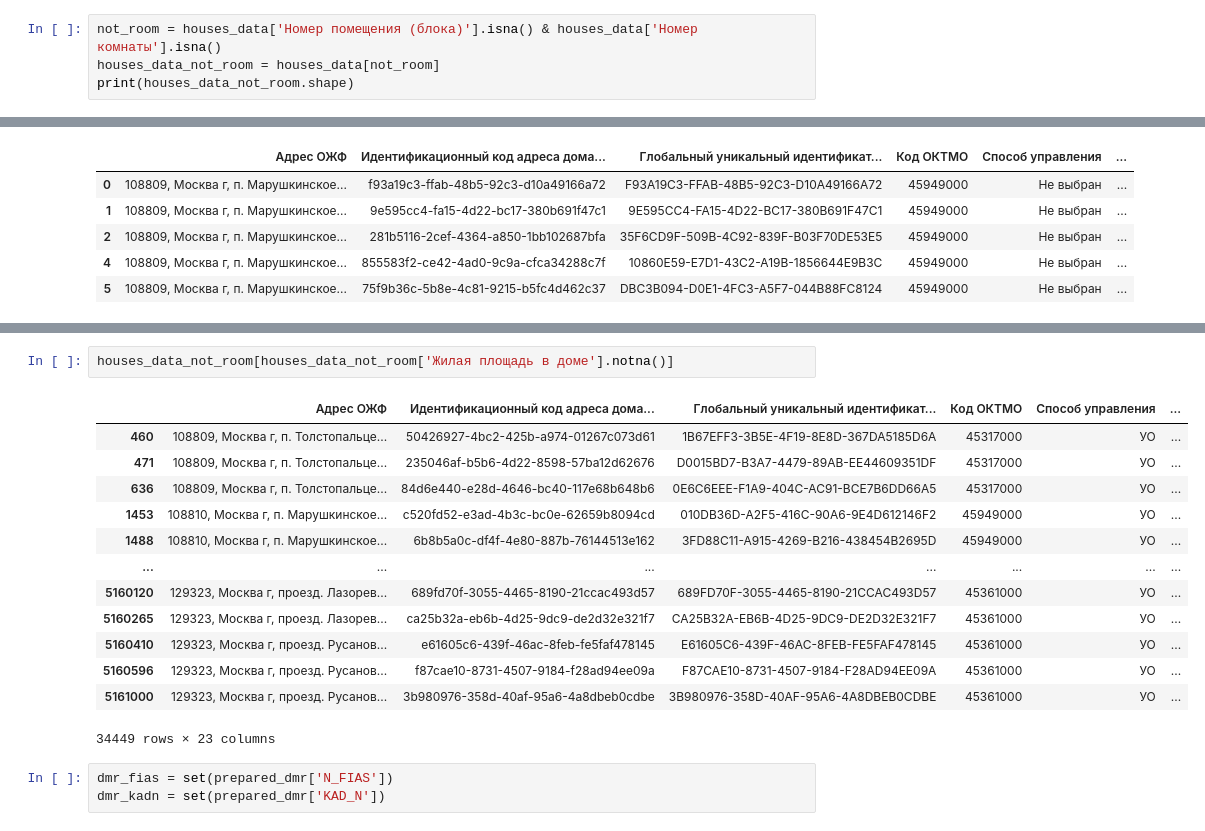
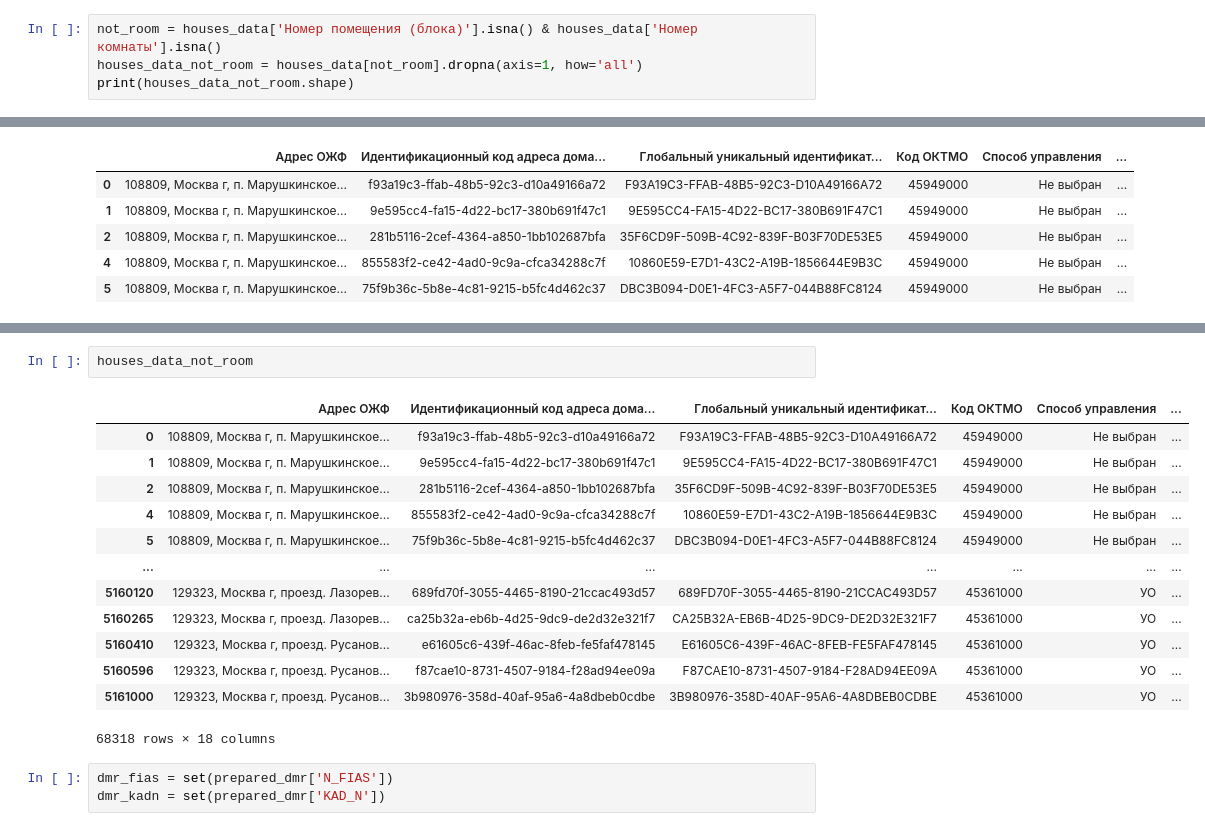
Before and after one commit to SerSmith/postomat_optimisation, a Jupyter notebook: Notebooks/data_tables.ipynb, the cells around one changed output, grey strips where cells are left out. Saved outputs shown, nothing was run; the diff lists cells and outputs as text.

Commit message:
prepare fake tables

```diff
--- a/Notebooks/data_tables.ipynb
+++ b/Notebooks/data_tables.ipynb
@@ -162,6 +192,6 @@ with pd.option_context('display.max_columns', None, 'display.max_colwidth', None
 (5161209, 23)
 # %%
 not_room = houses_data['Номер помещения (блока)'].isna() & houses_data['Номер комнаты'].isna()
-houses_data_not_room = houses_data[not_room]
+houses_data_not_room = houses_data[not_room].dropna(axis=1, how='all')
 print(houses_data_not_room.shape)
 # %% [output]
@@ -194,19 +208,19 @@ houses_data[houses_data['Жилая площадь в доме'].notna()]
-# %%
-houses_data_not_room[houses_data_not_room['Жилая площадь в доме'].notna()]
-# %% [output]
-|  | Адрес ОЖФ | Идентификационный код адреса дома... | Глобальный уникальный идентификат... | Код ОКТМО | Способ управления | ... |
-| 460 | 108809, Москва г, п. Толстопальце... | 50426927-4bc2-425b-a974-01267c073d61 | 1B67EFF3-3B5E-4F19-8E8D-367DA5185D6A | 45317000 | УО | ... |
-| 471 | 108809, Москва г, п. Толстопальце... | 235046af-b5b6-4d22-8598-57ba12d62676 | D0015BD7-B3A7-4479-89AB-EE44609351DF | 45317000 | УО | ... |
-| 636 | 108809, Москва г, п. Толстопальце... | 84d6e440-e28d-4646-bc40-117e68b648b6 | 0E6C6EEE-F1A9-404C-AC91-BCE7B6DD66A5 | 45317000 | УО | ... |
-| 1453 | 108810, Москва г, п. Марушкинское... | c520fd52-e3ad-4b3c-bc0e-62659b8094cd | 010DB36D-A2F5-416C-90A6-9E4D612146F2 | 45949000 | УО | ... |
-| 1488 | 108810, Москва г, п. Марушкинское... | 6b8b5a0c-df4f-4e80-887b-76144513e162 | 3FD88C11-A915-4269-B216-438454B2695D | 45949000 | УО | ... |
-| ... | ... | ... | ... | ... | ... | ... |
-| 5160120 | 129323, Москва г, проезд. Лазорев... | 689fd70f-3055-4465-8190-21ccac493d57 | 689FD70F-3055-4465-8190-21CCAC493D57 | 45361000 | УО | ... |
-| 5160265 | 129323, Москва г, проезд. Лазорев... | ca25b32a-eb6b-4d25-9dc9-de2d32e321f7 | CA25B32A-EB6B-4D25-9DC9-DE2D32E321F7 | 45361000 | УО | ... |
-| 5160410 | 129323, Москва г, проезд. Русанов... | e61605c6-439f-46ac-8feb-fe5faf478145 | E61605C6-439F-46AC-8FEB-FE5FAF478145 | 45361000 | УО | ... |
-| 5160596 | 129323, Москва г, проезд. Русанов... | f87cae10-8731-4507-9184-f28ad94ee09a | F87CAE10-8731-4507-9184-F28AD94EE09A | 45361000 | УО | ... |
-| 5161000 | 129323, Москва г, проезд. Русанов... | 3b980976-358d-40af-95a6-4a8dbeb0cdbe | 3B980976-358D-40AF-95A6-4A8DBEB0CDBE | 45361000 | УО | ... |
-34449 rows × 23 columns
+# %%
+houses_data_not_room
+# %% [output]
+|  | Адрес ОЖФ | Идентификационный код адреса дома... | Глобальный уникальный идентификат... | Код ОКТМО | Способ управления | ... |
+| 0 | 108809, Москва г, п. Марушкинское... | f93a19c3-ffab-48b5-92c3-d10a49166a72 | F93A19C3-FFAB-48B5-92C3-D10A49166A72 | 45949000 | Не выбран | ... |
+| 1 | 108809, Москва г, п. Марушкинское... | 9e595cc4-fa15-4d22-bc17-380b691f47c1 | 9E595CC4-FA15-4D22-BC17-380B691F47C1 | 45949000 | Не выбран | ... |
+| 2 | 108809, Москва г, п. Марушкинское... | 281b5116-2cef-4364-a850-1bb102687bfa | 35F6CD9F-509B-4C92-839F-B03F70DE53E5 | 45949000 | Не выбран | ... |
+| 4 | 108809, Москва г, п. Марушкинское... | 855583f2-ce42-4ad0-9c9a-cfca34288c7f | 10860E59-E7D1-43C2-A19B-1856644E9B3C | 45949000 | Не выбран | ... |
+| 5 | 108809, Москва г, п. Марушкинское... | 75f9b36c-5b8e-4c81-9215-b5fc4d462c37 | DBC3B094-D0E1-4FC3-A5F7-044B88FC8124 | 45949000 | Не выбран | ... |
+| ... | ... | ... | ... | ... | ... | ... |
+| 5160120 | 129323, Москва г, проезд. Лазорев... | 689fd70f-3055-4465-8190-21ccac493d57 | 689FD70F-3055-4465-8190-21CCAC493D57 | 45361000 | УО | ... |
+| 5160265 | 129323, Москва г, проезд. Лазорев... | ca25b32a-eb6b-4d25-9dc9-de2d32e321f7 | CA25B32A-EB6B-4D25-9DC9-DE2D32E321F7 | 45361000 | УО | ... |
+| 5160410 | 129323, Москва г, проезд. Русанов... | e61605c6-439f-46ac-8feb-fe5faf478145 | E61605C6-439F-46AC-8FEB-FE5FAF478145 | 45361000 | УО | ... |
+| 5160596 | 129323, Москва г, проезд. Русанов... | f87cae10-8731-4507-9184-f28ad94ee09a | F87CAE10-8731-4507-9184-F28AD94EE09A | 45361000 | УО | ... |
+| 5161000 | 129323, Москва г, проезд. Русанов... | 3b980976-358d-40af-95a6-4a8dbeb0cdbe | 3B980976-358D-40AF-95A6-4A8DBEB0CDBE | 45361000 | УО | ... |
+68318 rows × 18 columns
 # %%
 dmr_fias = set(prepared_dmr['N_FIAS'])
 dmr_kadn = set(prepared_dmr['KAD_N'])
```
Also changed, not shown: parts of 5 cells of this notebook, 2 other files.
